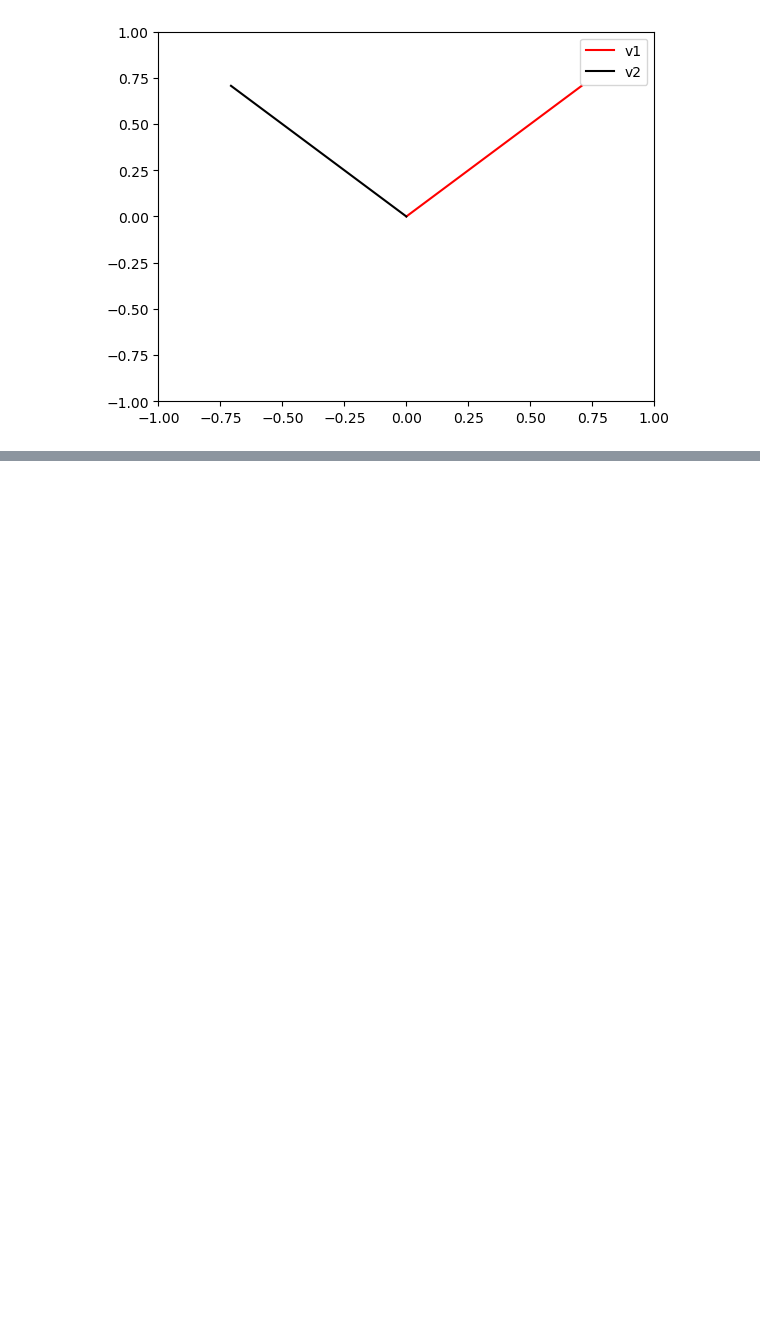
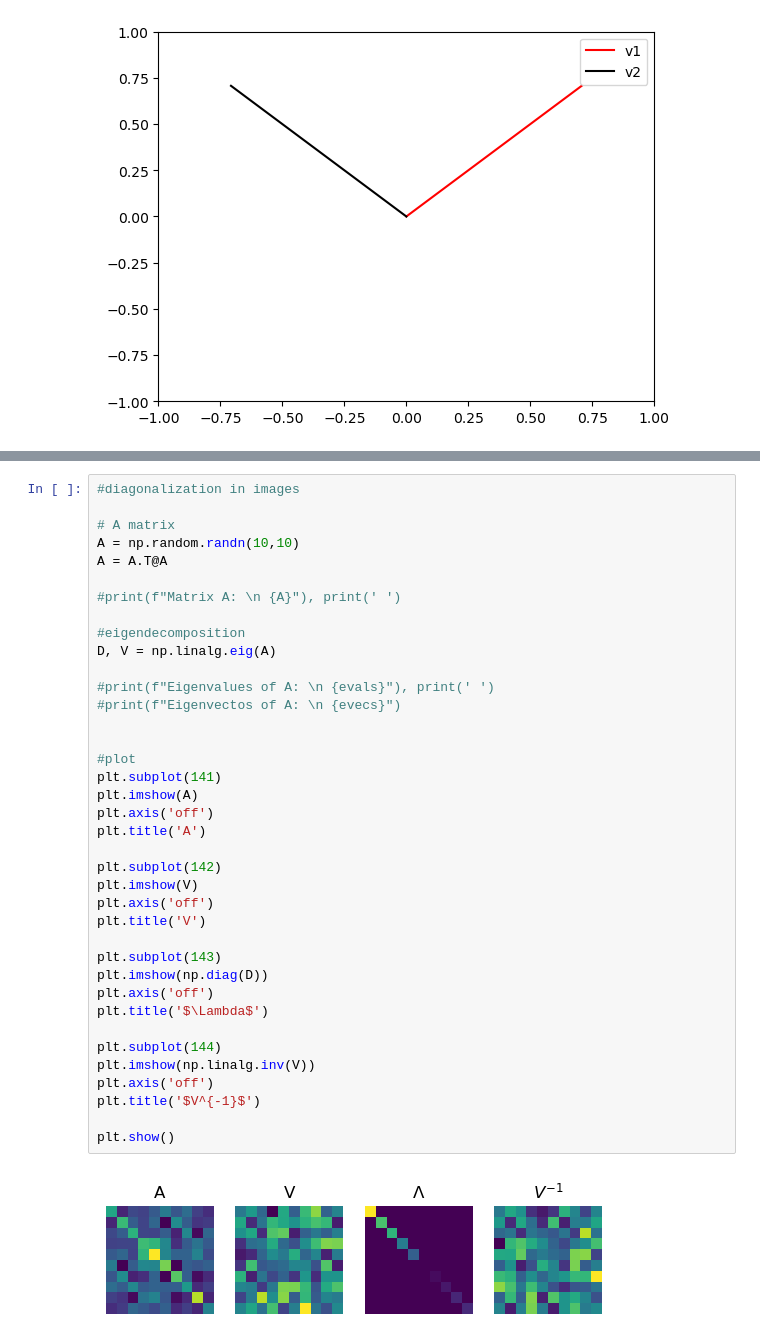
Before and after one commit to kennyow/Linear_Algebra_Course_2025, a Jupyter notebook: Eigendecomposition/Eigendecomposition.ipynb, the cells around one changed output, grey strips where cells are left out. Drawn from its saved outputs; the diff is of its cells as text; blank space fills up the shorter version.

```diff
--- a/Eigendecomposition/Eigendecomposition.ipynb
+++ b/Eigendecomposition/Eigendecomposition.ipynb
@@ -179,0 +253,40 @@ plt.show()
+# %%
+#diagonalization in images
+
+# A matrix
+A = np.random.randn(10,10)
+A = A.T@A
+
+#print(f"Matrix A: \n {A}"), print(' ')
+
+#eigendecomposition
+D, V = np.linalg.eig(A)
+
+#print(f"Eigenvalues of A: \n {evals}"), print(' ')
+#print(f"Eigenvectos of A: \n {evecs}")
+
+
+#plot
+plt.subplot(141)
+plt.imshow(A)
+plt.axis('off')
+plt.title('A')
+
+plt.subplot(142)
+plt.imshow(V)
+plt.axis('off')
+plt.title('V')
+
+plt.subplot(143)
+plt.imshow(np.diag(D))
+plt.axis('off')
+plt.title('$\Lambda$')
+
+plt.subplot(144)
+plt.imshow(np.linalg.inv(V))
+plt.axis('off')
+plt.title('$V^{-1}$')
+
+plt.show()
+# %% [output]
+[figure, added]
```
Also changed, not shown: parts of 17 cells of this notebook.
